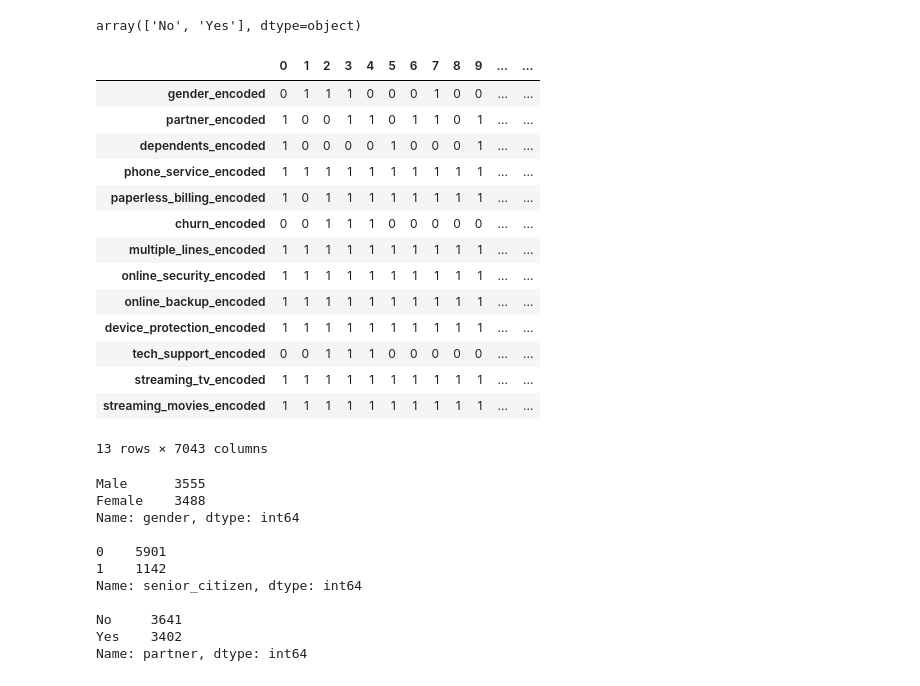
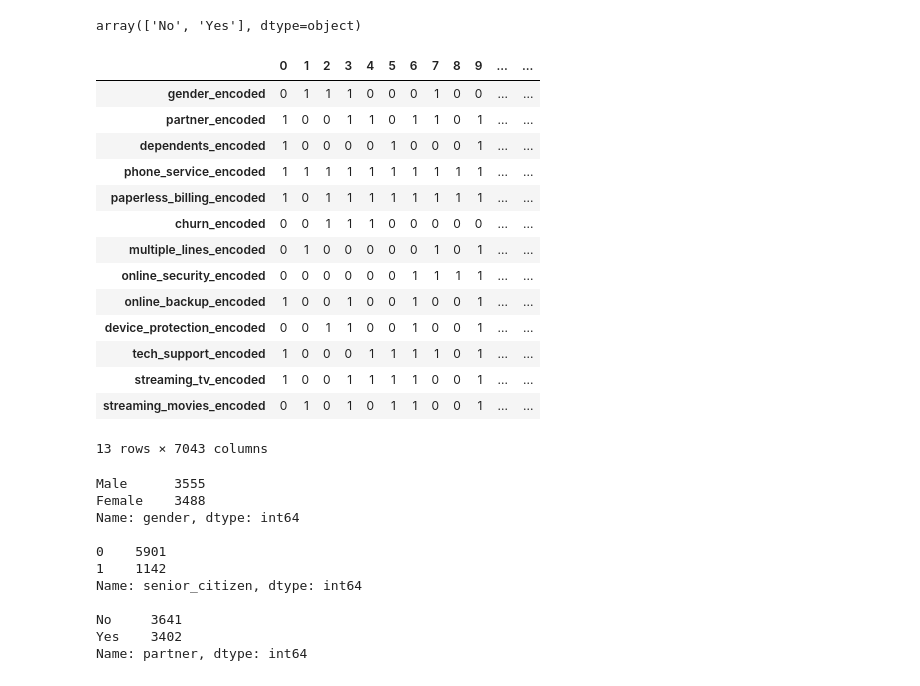
Before and after one commit to QMCBT-JustinEvans/project-1_telco, a Jupyter notebook: telco_draft_project.ipynb, the cells around one changed output. Cells and saved outputs as stored; diff of their text form; code cells hidden in the pictures.

```diff
--- a/telco_draft_project.ipynb
+++ b/telco_draft_project.ipynb
@@ -496,34 +541,34 @@ array(['No', 'Yes'], dtype=object)
 # %%
 encoded_df = pd.DataFrame()
 encoded_df['gender_encoded'] = df.gender.map({'Male': 1, 'Female': 0})
 encoded_df['partner_encoded'] = df.partner.map({'Yes': 1, 'No': 0})
 encoded_df['dependents_encoded'] = df.dependents.map({'Yes': 1, 'No': 0})
 encoded_df['phone_service_encoded'] = df.phone_service.map({'Yes': 1, 'No': 0})
 encoded_df['paperless_billing_encoded'] = df.paperless_billing.map({'Yes': 1, 'No': 0})
 encoded_df['churn_encoded'] = df.churn.map({'Yes': 1, 'No': 0})
-encoded_df['multiple_lines_encoded'] = df.phone_service.map({'Yes': 1, 'No': 0})
-encoded_df['online_security_encoded'] = df.phone_service.map({'Yes': 1, 'No': 0})
-encoded_df['online_backup_encoded'] = df.phone_service.map({'Yes': 1, 'No': 0})
-encoded_df['device_protection_encoded'] = df.phone_service.map({'Yes': 1, 'No': 0})
-encoded_df['tech_support_encoded'] = df.churn.map({'Yes': 1, 'No': 0})
-encoded_df['streaming_tv_encoded'] = df.phone_service.map({'Yes': 1, 'No': 0})
-encoded_df['streaming_movies_encoded'] = df.phone_service.map({'Yes': 1, 'No': 0})
+encoded_df['multiple_lines_encoded'] = df.multiple_lines.map({'Yes': 1, 'No': 0})
+encoded_df['online_security_encoded'] = df.online_security.map({'Yes': 1, 'No': 0})
+encoded_df['online_backup_encoded'] = df.online_backup.map({'Yes': 1, 'No': 0})
+encoded_df['device_protection_encoded'] = df.device_protection.map({'Yes': 1, 'No': 0})
+encoded_df['tech_support_encoded'] = df.tech_support.map({'Yes': 1, 'No': 0})
+encoded_df['streaming_tv_encoded'] = df.streaming_tv.map({'Yes': 1, 'No': 0})
+encoded_df['streaming_movies_encoded'] = df.streaming_movies.map({'Yes': 1, 'No': 0})
 encoded_df.T
 # %% [output]
 |  | 0 | 1 | 2 | 3 | 4 | 5 | 6 | 7 | 8 | 9 | ... | ... |
 | gender_encoded | 0 | 1 | 1 | 1 | 0 | 0 | 0 | 1 | 0 | 0 | ... | ... |
 | partner_encoded | 1 | 0 | 0 | 1 | 1 | 0 | 1 | 1 | 0 | 1 | ... | ... |
 | dependents_encoded | 1 | 0 | 0 | 0 | 0 | 1 | 0 | 0 | 0 | 1 | ... | ... |
 | phone_service_encoded | 1 | 1 | 1 | 1 | 1 | 1 | 1 | 1 | 1 | 1 | ... | ... |
 | paperless_billing_encoded | 1 | 0 | 1 | 1 | 1 | 1 | 1 | 1 | 1 | 1 | ... | ... |
 | churn_encoded | 0 | 0 | 1 | 1 | 1 | 0 | 0 | 0 | 0 | 0 | ... | ... |
-| multiple_lines_encoded | 1 | 1 | 1 | 1 | 1 | 1 | 1 | 1 | 1 | 1 | ... | ... |
-| online_security_encoded | 1 | 1 | 1 | 1 | 1 | 1 | 1 | 1 | 1 | 1 | ... | ... |
-| online_backup_encoded | 1 | 1 | 1 | 1 | 1 | 1 | 1 | 1 | 1 | 1 | ... | ... |
-| device_protection_encoded | 1 | 1 | 1 | 1 | 1 | 1 | 1 | 1 | 1 | 1 | ... | ... |
-| tech_support_encoded | 0 | 0 | 1 | 1 | 1 | 0 | 0 | 0 | 0 | 0 | ... | ... |
-| streaming_tv_encoded | 1 | 1 | 1 | 1 | 1 | 1 | 1 | 1 | 1 | 1 | ... | ... |
-| streaming_movies_encoded | 1 | 1 | 1 | 1 | 1 | 1 | 1 | 1 | 1 | 1 | ... | ... |
+| multiple_lines_encoded | 0 | 1 | 0 | 0 | 0 | 0 | 0 | 1 | 0 | 1 | ... | ... |
+| online_security_encoded | 0 | 0 | 0 | 0 | 0 | 0 | 1 | 1 | 1 | 1 | ... | ... |
+| online_backup_encoded | 1 | 0 | 0 | 1 | 0 | 0 | 1 | 0 | 0 | 1 | ... | ... |
+| device_protection_encoded | 0 | 0 | 1 | 1 | 0 | 0 | 1 | 0 | 0 | 1 | ... | ... |
+| tech_support_encoded | 1 | 0 | 0 | 0 | 1 | 1 | 1 | 1 | 0 | 1 | ... | ... |
+| streaming_tv_encoded | 1 | 0 | 0 | 1 | 1 | 1 | 1 | 0 | 0 | 1 | ... | ... |
+| streaming_movies_encoded | 0 | 1 | 0 | 1 | 0 | 1 | 1 | 0 | 0 | 1 | ... | ... |
 13 rows × 7043 columns
 # %%
 ee.nunique_column_all(df)
```
Also changed, not shown: parts of 220 cells of this notebook, 7 other files.
